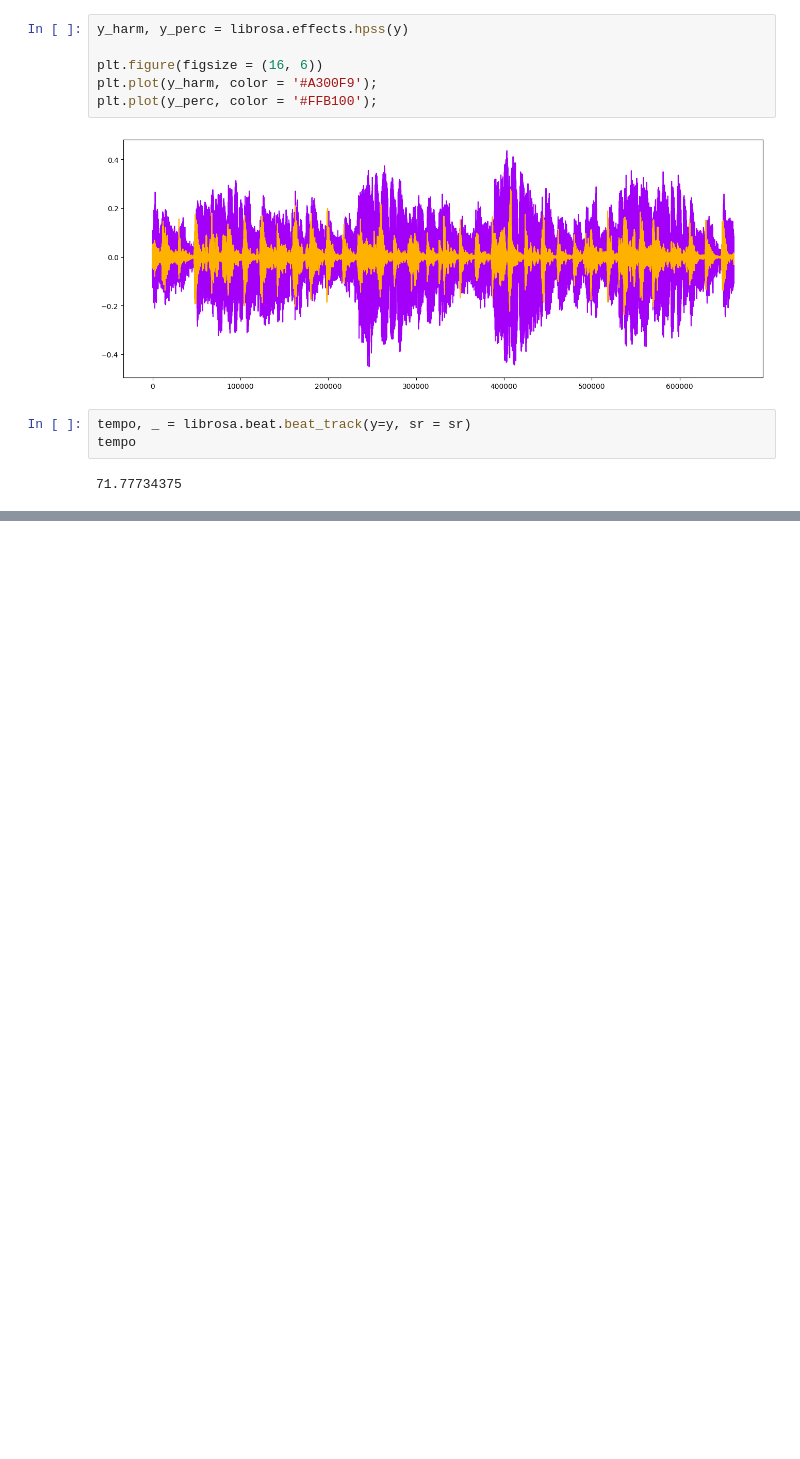
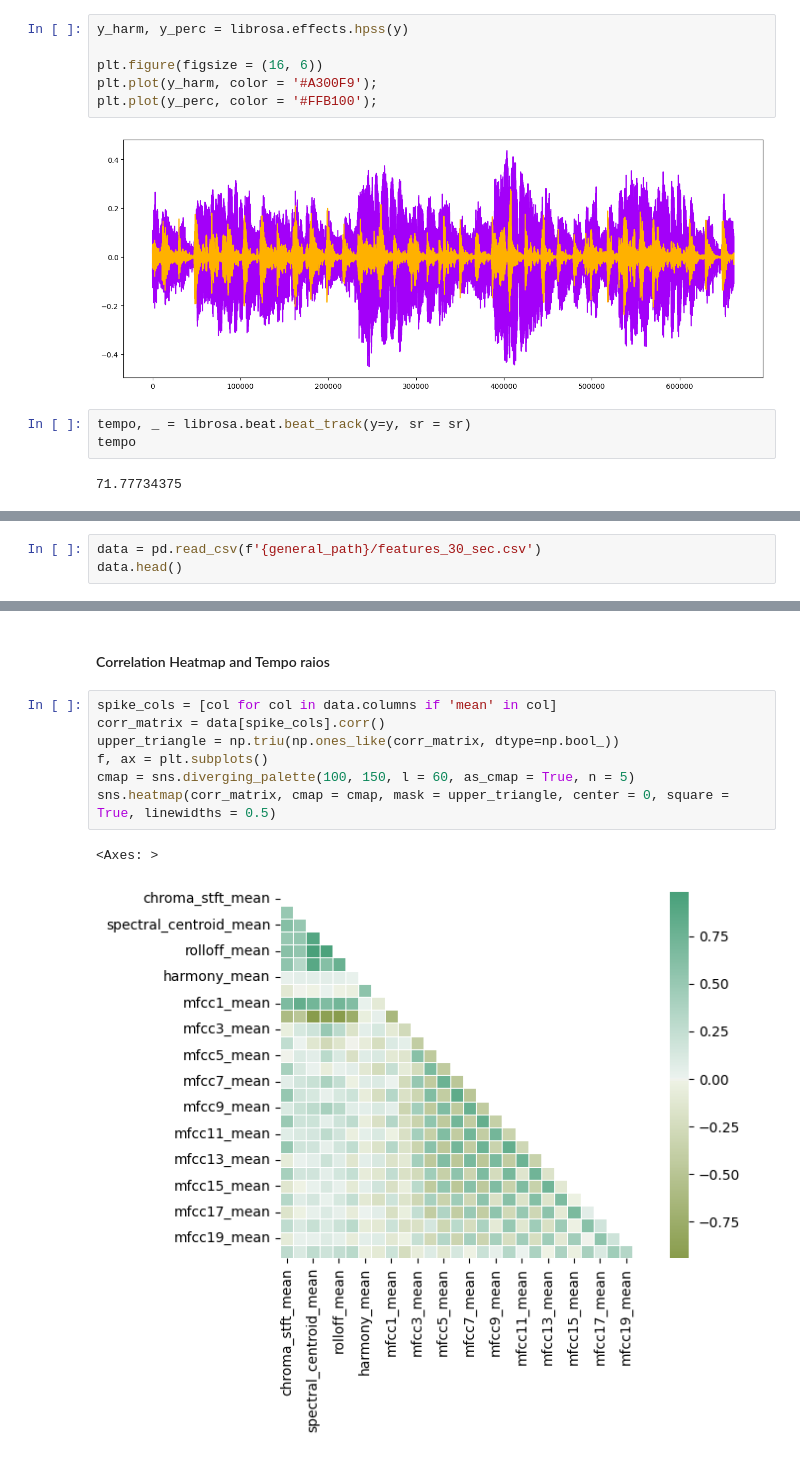
Before and after one commit to B1oodRain/music-genres-classification, a Jupyter notebook: main.ipynb, the cells around one changed output, grey strips where cells are left out. Cells and saved outputs as stored; diff of their text form; blank space fills up the shorter version.

```diff
--- a/main.ipynb
+++ b/main.ipynb
@@ -215,0 +211,3 @@ tempo
+# %%
+data = pd.read_csv(f'{general_path}/features_30_sec.csv')
+data.head()
@@ -215,0 +222,12 @@ tempo
+# %% [markdown]
+ #### Correlation Heatmap and Tempo raios
+# %%
+spike_cols = [col for col in data.columns if 'mean' in col]
+corr_matrix = data[spike_cols].corr()
+upper_triangle = np.triu(np.ones_like(corr_matrix, dtype=np.bool_))
+f, ax = plt.subplots()
+cmap = sns.diverging_palette(100, 150, l = 60, as_cmap = True, n = 5)
+sns.heatmap(corr_matrix, cmap = cmap, mask = upper_triangle, center = 0, square = True, linewidths = 0.5)
+# %% [output]
+<Axes: >
+[figure, added]
```
Also changed, not shown: parts of 27 cells of this notebook.
